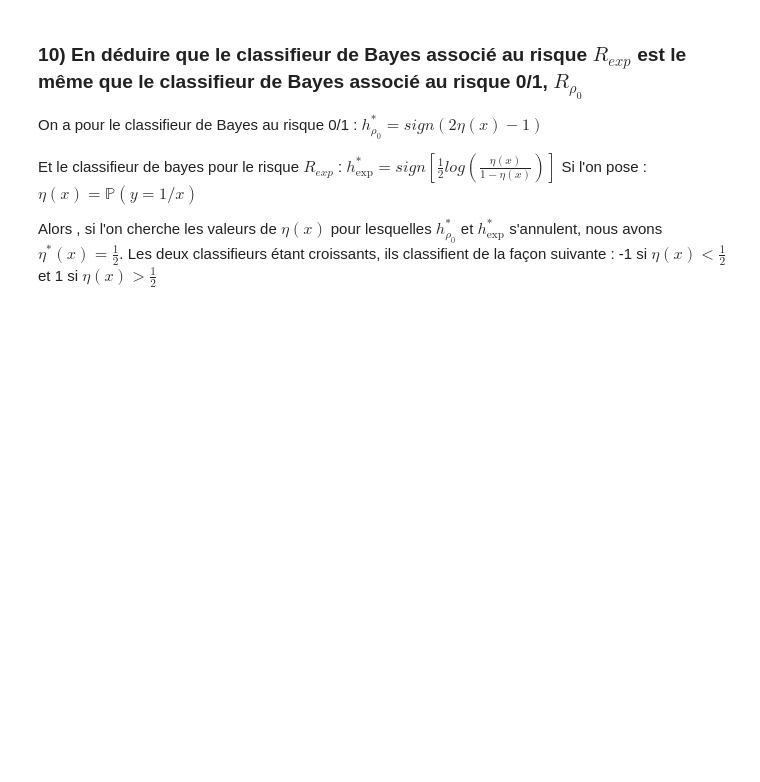
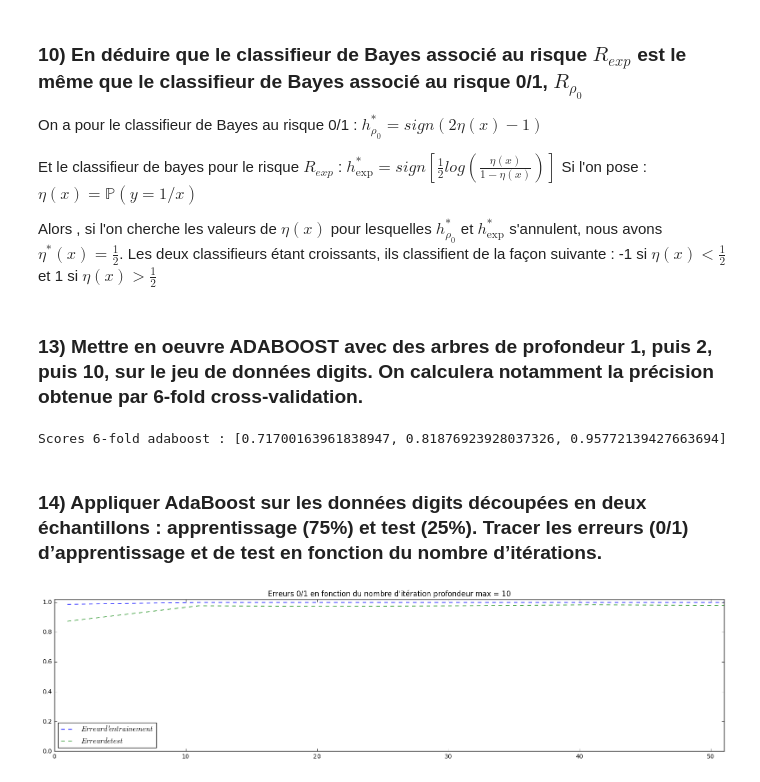
Before and after one commit to rvi008/ensembles, a Jupyter notebook: ensembles.ipynb, the cells around one changed output. Drawn from its saved outputs; the diff is of its cells as text; code cells hidden in the pictures; blank space fills up the shorter version.

```diff
--- a/ensembles.ipynb
+++ b/ensembles.ipynb
@@ -326,3 +326,42 @@ $ h^{*}_{\exp} = sign[ \frac{1}{2} log(\frac{\eta(x)}{1-\eta(x)})]$
 Si l'on pose :  $\eta(x) = \mathbb{P}(y=1/x) $
 
 Alors , si l'on cherche les valeurs de $\eta(x)$ pour lesquelles $ h^{*}_{\rho_{0}}$ et  $h^{*}_{\exp}$ s'annulent, nous avons $\eta^{*}(x) = \frac{1}{2}$. Les deux classifieurs étant croissants, ils classifient de la façon suivante : -1 si $\eta(x) < \frac{1}{2}$ et 1 si $\eta(x)> \frac{1}{2}$
+# %% [markdown]
+### 13) Mettre en oeuvre ADABOOST avec des arbres de profondeur 1, puis 2, puis 10, sur le jeu de données digits. On calculera notamment la précision obtenue par 6-fold cross-validation.
+# %%
+from sklearn.ensemble import AdaBoostClassifier
+depths = [1,2, 10]
+scores = []
+X  = preprocessing.StandardScaler().fit_transform(digits.data)
+y = digits.target
+for d in depths :
+    ada = AdaBoostClassifier(base_estimator = DecisionTreeClassifier(max_depth = d), algorithm='SAMME')
+    scores.append(np.mean(cross_val_score(ada, X, y, n_jobs=-1, cv = 6)))
+
+print("Scores 6-fold adaboost :", scores)
+# %% [output]
+Scores 6-fold adaboost : [0.71700163961838947, 0.81876923928037326, 0.95772139427663694]
+# %% [markdown]
+### 14) Appliquer AdaBoost sur les données digits découpées en deux échantillons : apprentissage (75%) et test (25%). Tracer les erreurs (0/1) d’apprentissage et de test en fonction du nombre d’itérations.
+# %%
+X_train, X_test, y_train, y_test = train_test_split(X, y, test_size=0.25, random_state=42)
+nestimators = range(1,60,10)
+errorsTrain = []
+errorsTest = []
+for n in nestimators :
+    ada = AdaBoostClassifier(base_estimator = DecisionTreeClassifier(max_depth = 10), algorithm='SAMME', n_estimators=n)
+    ada.fit(X_train, y_train)
+    errorsTrain.append(ada.score(X_train, y_train))
+    errorsTest.append(ada.score(X_test, y_test))
+
+plt.figure(figsize=(20,10))
+plt.subplot(2,1, 1)
+plt.plot(nestimators, errorsTrain, "b", label="$Score d'entrainement$", linestyle='dashed')
+plt.plot(nestimators, errorsTest, "g", label="$Score de test$", linestyle='dashed')
+plt.title("Erreurs 0/1 en fonction du nombre d'itération profondeur max = 10")
+plt.ylim([0, 1.02])
+plt.xlim([0, 51])
+plt.legend(loc='best', numpoints=1)
+plt.show()
+# %% [output]
+[figure, added]
```
Also changed, not shown: parts of 19 cells of this notebook.
